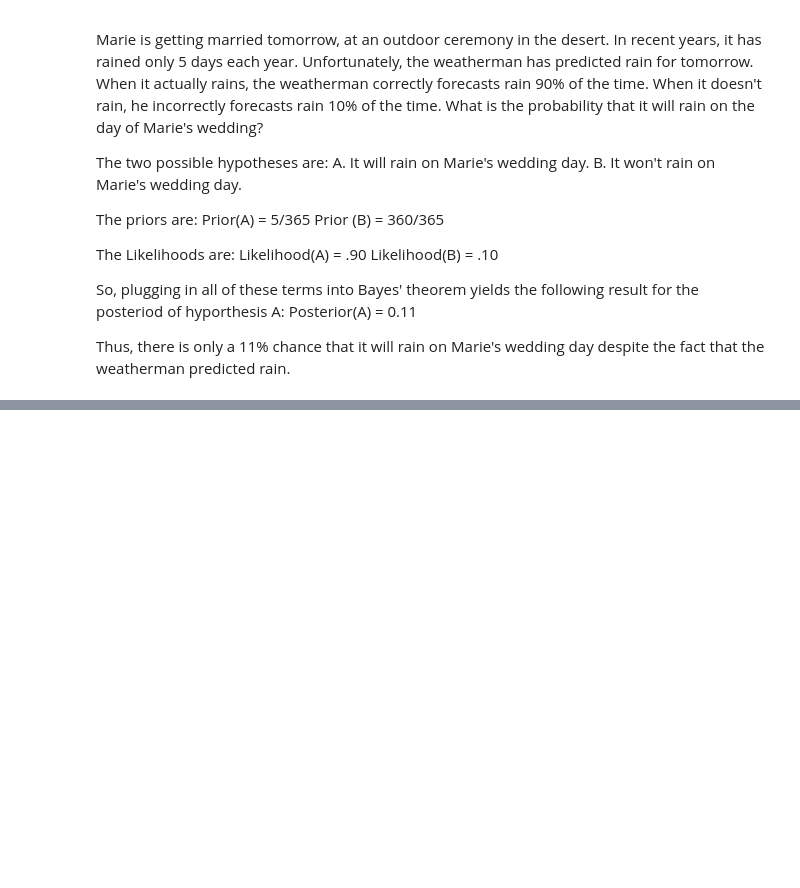
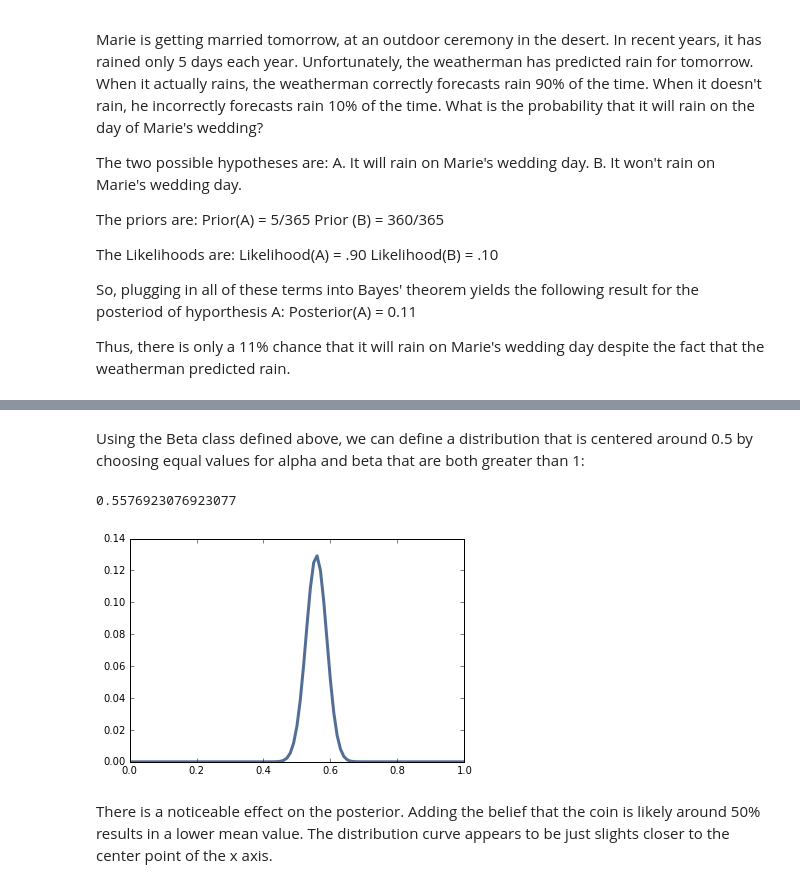
Before and after one commit to umadesai/ThinkBayes2, a Jupyter notebook: code/report-02.ipynb, the cells around one changed output, grey strips where cells are left out. Drawn from its saved outputs; the diff is of its cells as text; code cells hidden in the pictures; blank space fills up the shorter version.

```diff
--- a/code/report-02.ipynb
+++ b/code/report-02.ipynb
@@ -205,0 +316,12 @@ Thus, there is only a 11% chance that it will rain on Marie's wedding day despit
+# %% [markdown]
+Using the Beta class defined above, we can define a distribution that is centered around 0.5 by choosing equal values for alpha and beta that are both greater than 1:
+# %%
+beta = Beta(5, 5)
+beta.Update((140, 110))
+thinkplot.Pdf(beta.MakePmf())
+beta.Mean()
+# %% [output]
+0.5576923076923077
+[figure, added]
+# %% [markdown]
+There is a noticeable effect on the posterior. Adding the belief that the coin is likely around 50% results in a lower mean value. The distribution curve appears to be just slights closer to the center point of the x axis.
```
Also changed, not shown: parts of 6 cells of this notebook.
